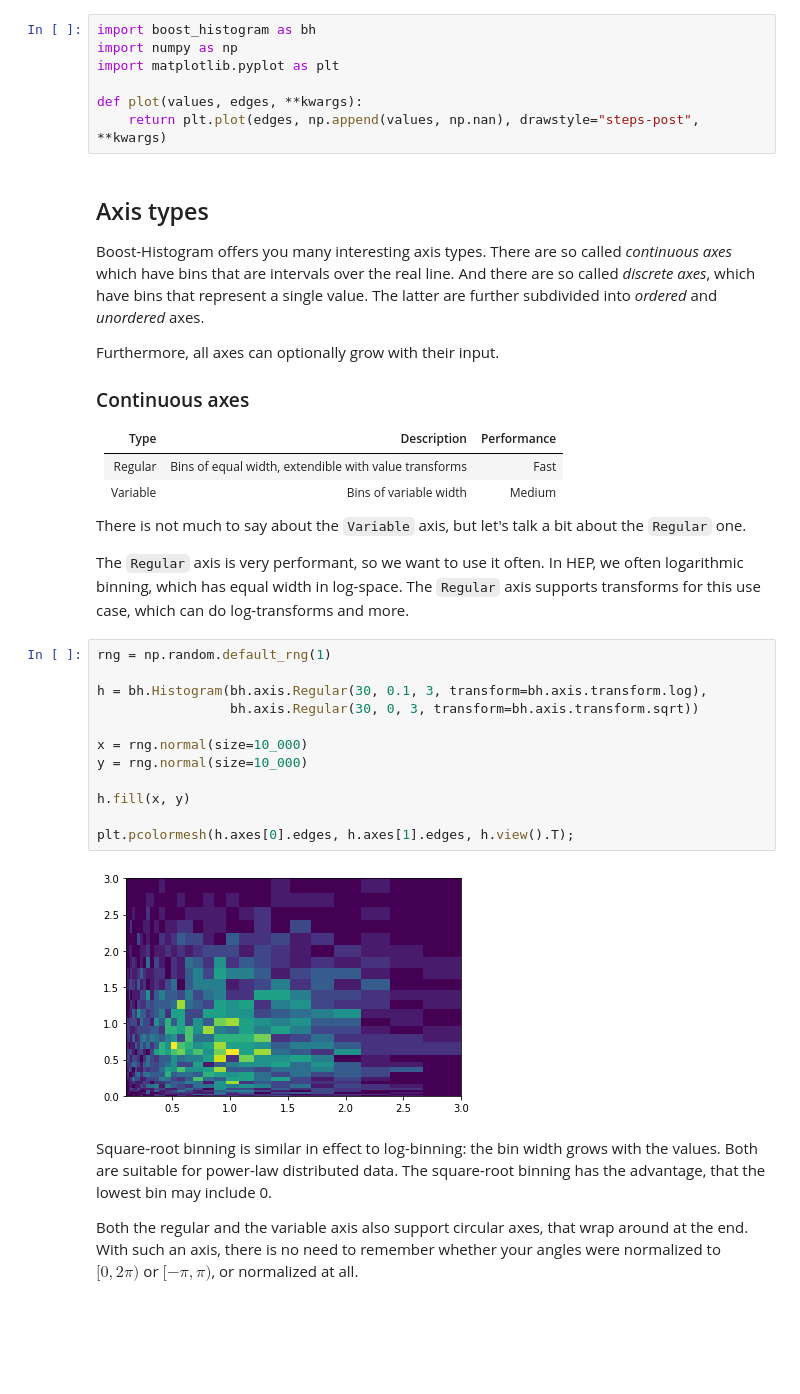
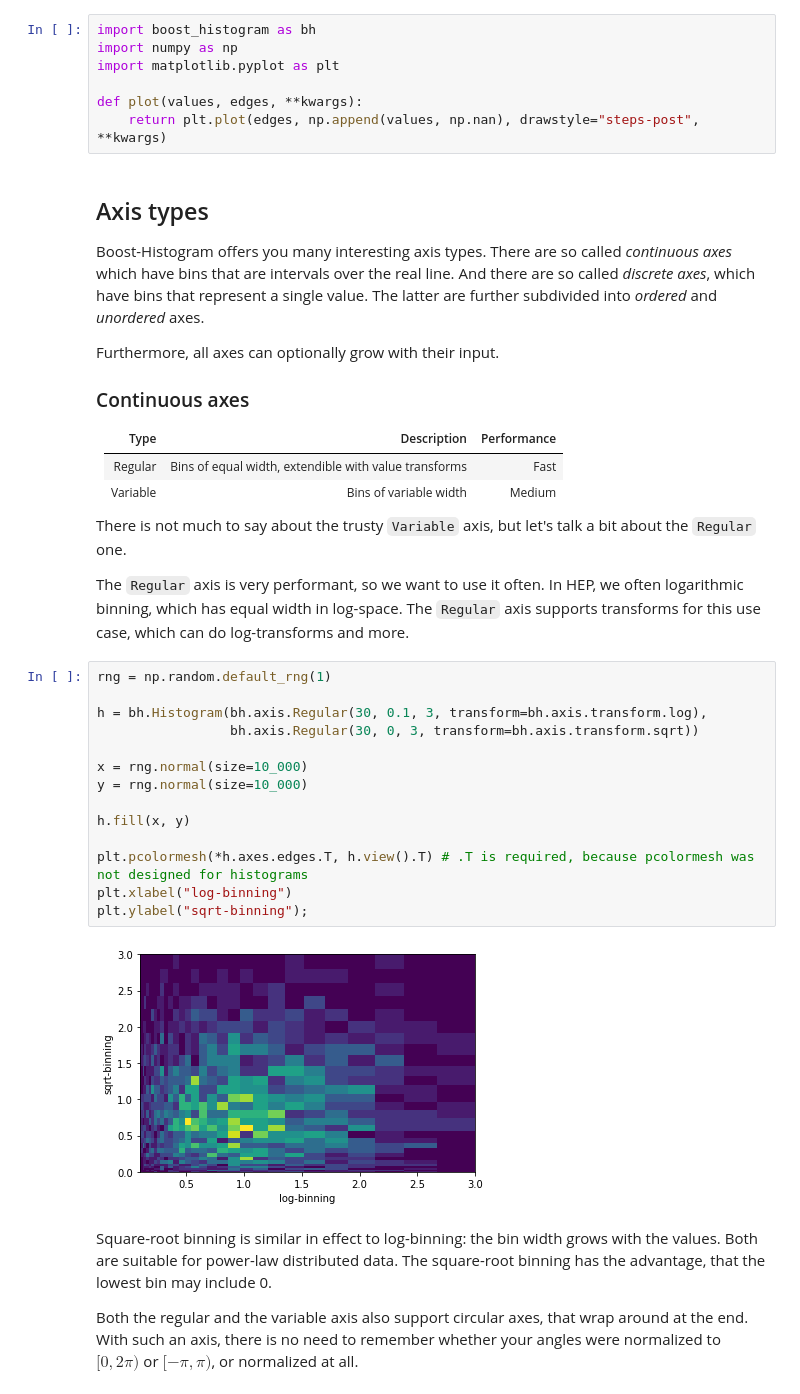
Before and after one commit to henryiii/bh-talk-pyhep-2020, a Jupyter notebook: Part2.ipynb, the cells around one changed output. Drawn from its saved outputs; the diff is of its cells as text; blank space fills up the shorter version.

```diff
--- a/Part2.ipynb
+++ b/Part2.ipynb
@@ -19,23 +19,25 @@ Type     | Description                     | Performance
 Regular  | Bins of equal width, extendible with value transforms | Fast
 Variable | Bins of variable width | Medium
 
-There is not much to say about the `Variable` axis, but let's talk a bit about the `Regular` one.
+There is not much to say about the trusty `Variable` axis, but let's talk a bit about the `Regular` one.
 
 The `Regular` axis is very performant, so we want to use it often. In HEP, we often logarithmic binning, which has equal width in log-space. The `Regular` axis supports transforms for this use case, which can do log-transforms and more.
 # %%
 rng = np.random.default_rng(1)
 
 h = bh.Histogram(bh.axis.Regular(30, 0.1, 3, transform=bh.axis.transform.log),
                  bh.axis.Regular(30, 0, 3, transform=bh.axis.transform.sqrt))
 
 x = rng.normal(size=10_000)
 y = rng.normal(size=10_000)
 
 h.fill(x, y)
 
-plt.pcolormesh(h.axes[0].edges, h.axes[1].edges, h.view().T);
+plt.pcolormesh(*h.axes.edges.T, h.view().T) # .T is required, because pcolormesh was not designed for histograms
+plt.xlabel("log-binning")
+plt.ylabel("sqrt-binning");
 # %% [output]
-[figure, old version]
+[figure, new version]
 # %% [markdown]
 Square-root binning is similar in effect to log-binning: the bin width grows with the values. Both are suitable for power-law distributed data. The square-root binning has the advantage, that the lowest bin may include 0.
 
```
Also changed, not shown: parts of 23 cells of this notebook.
